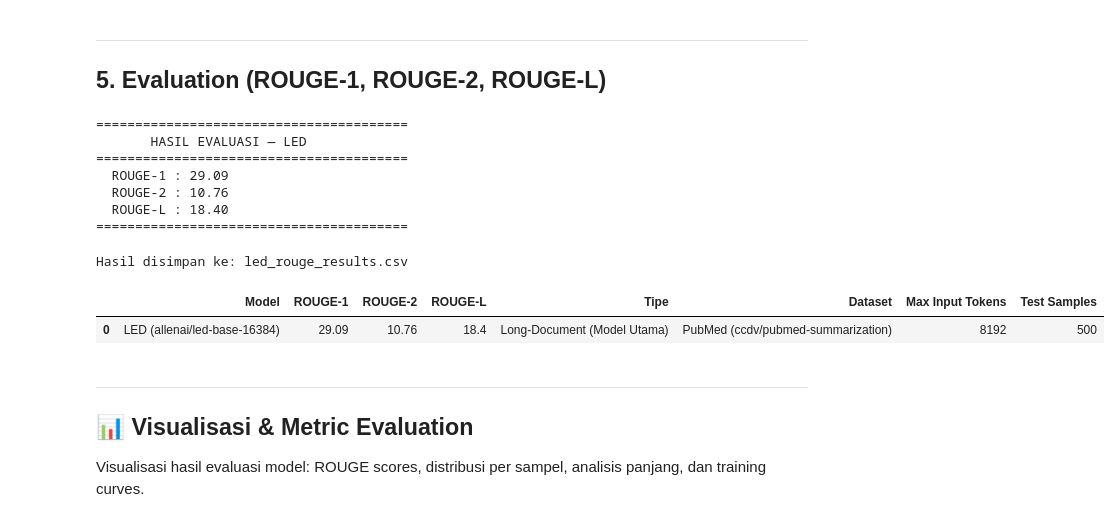
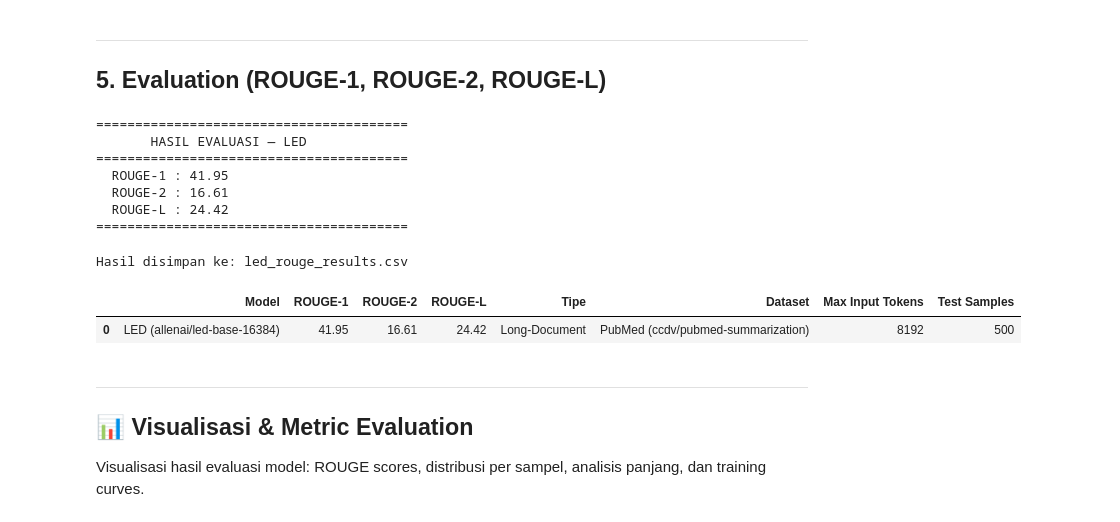
Before and after one commit to Akira006/Paper-Summarization, a Jupyter notebook: Notebook/nlp-led-summarization.ipynb, the cells around one changed output. Drawn from its saved outputs; the diff is of its cells as text; code cells hidden in the pictures.

```diff
--- a/Notebook/nlp-led-summarization.ipynb
+++ b/Notebook/nlp-led-summarization.ipynb
@@ -71,7 +71,7 @@ print('Kolom setelah mapping:', dataset['train'].column_names)
 Kolom setelah mapping: ['input_text', 'target_text']
 # %%
 DEBUG_MODE = True
-DEBUG_SIZE = 500
+DEBUG_SIZE = 6658
 EVAL_SIZE  = 500
 
 if DEBUG_MODE:
@@ -495,29 +490,29 @@ print('=' * 40)
 ========================================
        HASIL EVALUASI — LED
 ========================================
-  ROUGE-1 : 29.09
-  ROUGE-2 : 10.76
-  ROUGE-L : 18.40
+  ROUGE-1 : 41.95
+  ROUGE-2 : 16.61
+  ROUGE-L : 24.42
 ========================================
 # %%
 results_df = pd.DataFrame([{
     'Model': 'LED (allenai/led-base-16384)',
     'ROUGE-1': rouge_scores['ROUGE-1'],
     'ROUGE-2': rouge_scores['ROUGE-2'],
     'ROUGE-L': rouge_scores['ROUGE-L'],
-    'Tipe': 'Long-Document (Model Utama)',
+    'Tipe': 'Long-Document',
     'Dataset': 'PubMed (ccdv/pubmed-summarization)',
     'Max Input Tokens': MAX_INPUT_LENGTH,
     'Test Samples': len(test_data)
 }])
 
 results_df.to_csv('led_rouge_results.csv', index=False)
 print('Hasil disimpan ke: led_rouge_results.csv')
 results_df
 # %% [output]
 Hasil disimpan ke: led_rouge_results.csv
 |  | Model | ROUGE-1 | ROUGE-2 | ROUGE-L | Tipe | Dataset | Max Input Tokens | Test Samples |
-| 0 | LED (allenai/led-base-16384) | 29.09 | 10.76 | 18.4 | Long-Document (Model Utama) | PubMed (ccdv/pubmed-summarization) | 8192 | 500 |
+| 0 | LED (allenai/led-base-16384) | 41.95 | 16.61 | 24.42 | Long-Document | PubMed (ccdv/pubmed-summarization) | 8192 | 500 |
 # %% [markdown]
 ---
 ## 📊 Visualisasi & Metric Evaluation
```
Also changed, not shown: parts of 17 cells of this notebook.
